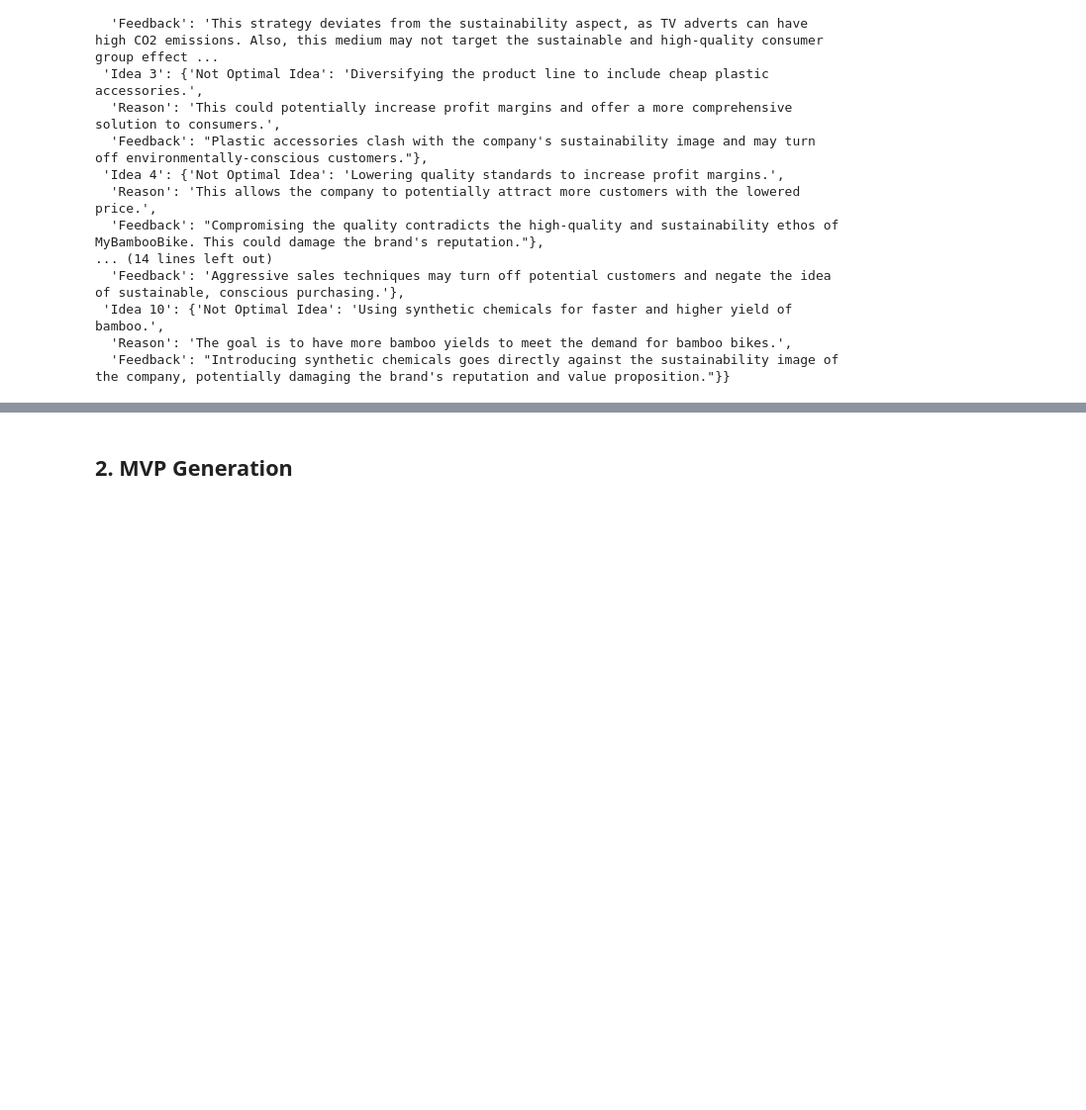
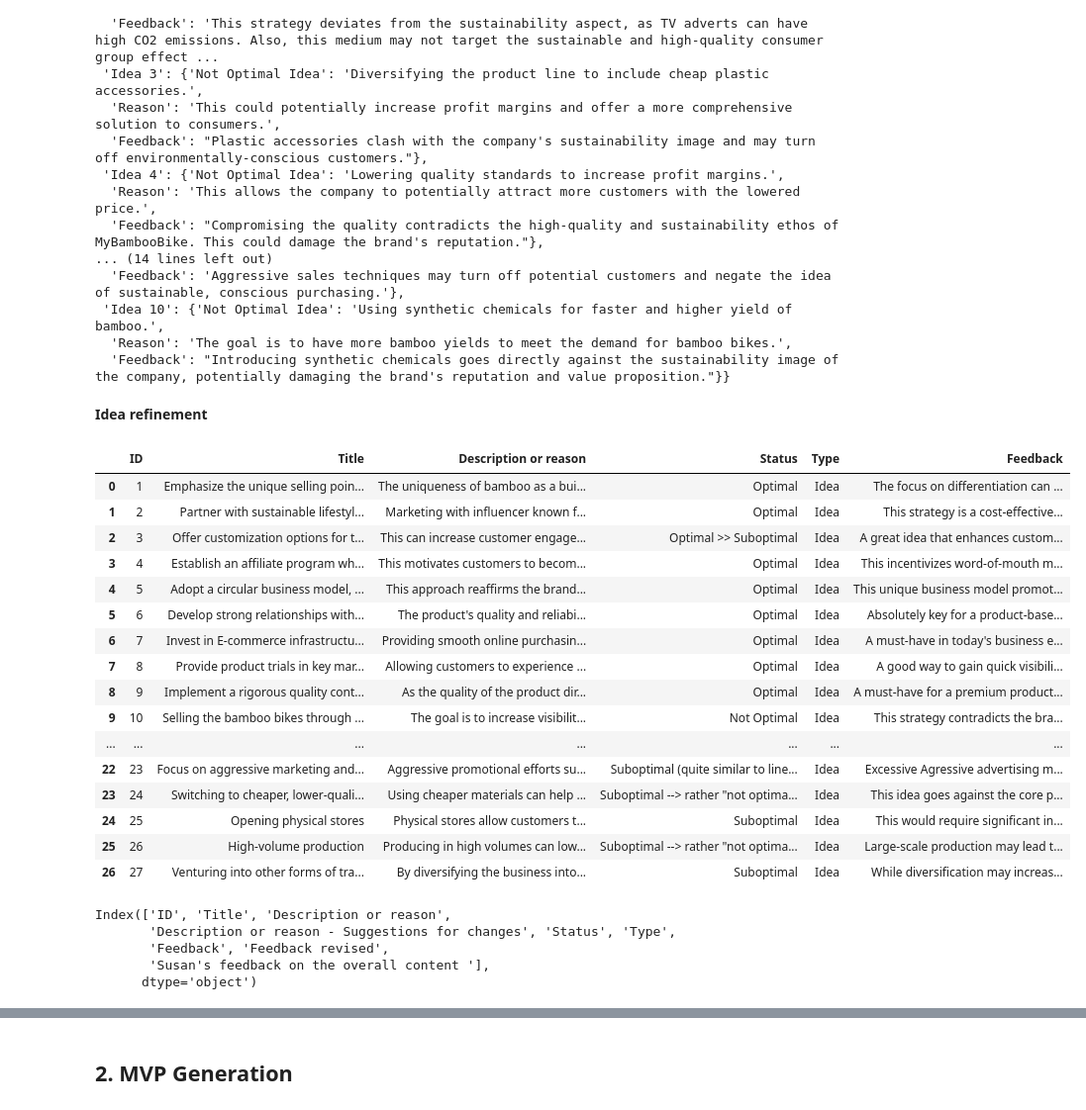
Before and after one commit to linou12/DigitalEntrepreneurshipGame, a Jupyter notebook: src/content_generation.ipynb, the cells around one changed output, grey strips where cells are left out. Shown: that part at 99% size. Drawn from its saved outputs; the diff is of its cells as text; code cells hidden in the pictures; blank space fills up the shorter version.

```diff
--- a/src/content_generation.ipynb
+++ b/src/content_generation.ipynb
@@ -339,3 +338,39 @@ extract_not__optimal_ideas(results)
  'Idea 10': {'Not Optimal Idea': 'Using synthetic chemicals for faster and higher yield of bamboo.',
   'Reason': 'The goal is to have more bamboo yields to meet the demand for bamboo bikes.',
   'Feedback': "Introducing synthetic chemicals goes directly against the sustainability image of the company, potentially damaging the brand's reputation and value proposition."}}
+# %% [markdown]
+**Idea refinement**
+# %%
+df = pd.read_excel('/Users/bina/Downloads/ideas_and_mvps_susan v2 (1).xlsx')
+df = df.drop(columns=["Description or reason - Suggestions for changes",'Feedback revised', "Susan's feedback on the overall content "])
+df = df[df["Type"] != "MVP"]
+df["ID"] = range(1, len(df) + 1)
+
+
+df
+# %% [output]
+|  | ID | Title | Description or reason | Status | Type | Feedback |
+| 0 | 1 | Emphasize the unique selling poin... | The uniqueness of bamboo as a bui... | Optimal | Idea | The focus on differentiation can ... |
+| 1 | 2 | Partner with sustainable lifestyl... | Marketing with influencer known f... | Optimal | Idea | This strategy is a cost-effective... |
+| 2 | 3 | Offer customization options for t... | This can increase customer engage... | Optimal >> Suboptimal | Idea | A great idea that enhances custom... |
+| 3 | 4 | Establish an affiliate program wh... | This motivates customers to becom... | Optimal | Idea | This incentivizes word-of-mouth m... |
+| 4 | 5 | Adopt a circular business model, ... | This approach reaffirms the brand... | Optimal | Idea | This unique business model promot... |
+| 5 | 6 | Develop strong relationships with... | The product's quality and reliabi... | Optimal | Idea | Absolutely key for a product-base... |
+| 6 | 7 | Invest in E-commerce infrastructu... | Providing smooth online purchasin... | Optimal | Idea | A must-have in today's business e... |
+| 7 | 8 | Provide product trials in key mar... | Allowing customers to experience ... | Optimal | Idea | A good way to gain quick visibili... |
+| 8 | 9 | Implement a rigorous quality cont... | As the quality of the product dir... | Optimal | Idea | A must-have for a premium product... |
+| 9 | 10 | Selling the bamboo bikes through ... | The goal is to increase visibilit... | Not Optimal | Idea | This strategy contradicts the bra... |
+| ... | ... | ... | ... | ... | ... | ... |
+| 22 | 23 | Focus on aggressive marketing and... | Aggressive promotional efforts su... | Suboptimal (quite similar to line... | Idea | Excessive Agressive advertising m... |
+| 23 | 24 | Switching to cheaper, lower-quali... | Using cheaper materials can help ... | Suboptimal --> rather "not optima... | Idea | This idea goes against the core p... |
+| 24 | 25 | Opening physical stores | Physical stores allow customers t... | Suboptimal | Idea | This would require significant in... |
+| 25 | 26 | High-volume production | Producing in high volumes can low... | Suboptimal --> rather "not optima... | Idea | Large-scale production may lead t... |
+| 26 | 27 | Venturing into other forms of tra... | By diversifying the business into... | Suboptimal | Idea | While diversification may increas... |
+# %%
+df.columns
+# %% [output]
+Index(['ID', 'Title', 'Description or reason',
+       'Description or reason - Suggestions for changes', 'Status', 'Type',
+       'Feedback', 'Feedback revised',
+       'Susan's feedback on the overall content '],
+      dtype='object')
```
Also changed, not shown: parts of 26 cells of this notebook, 12 other files.
